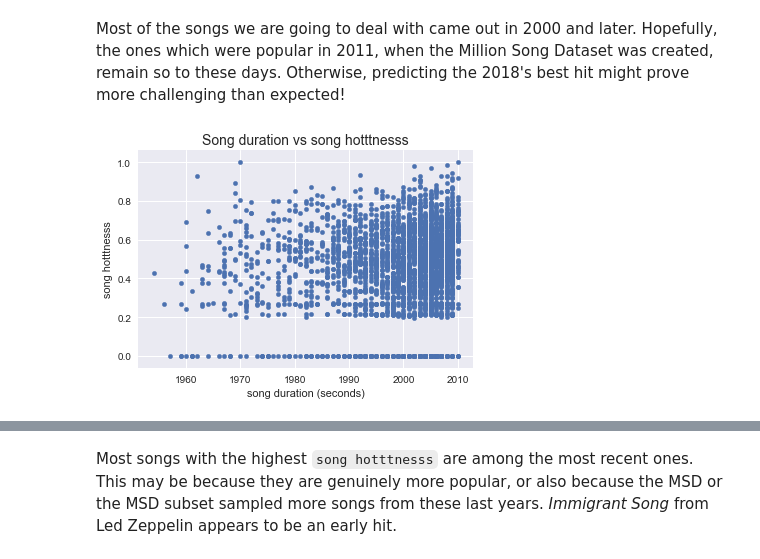
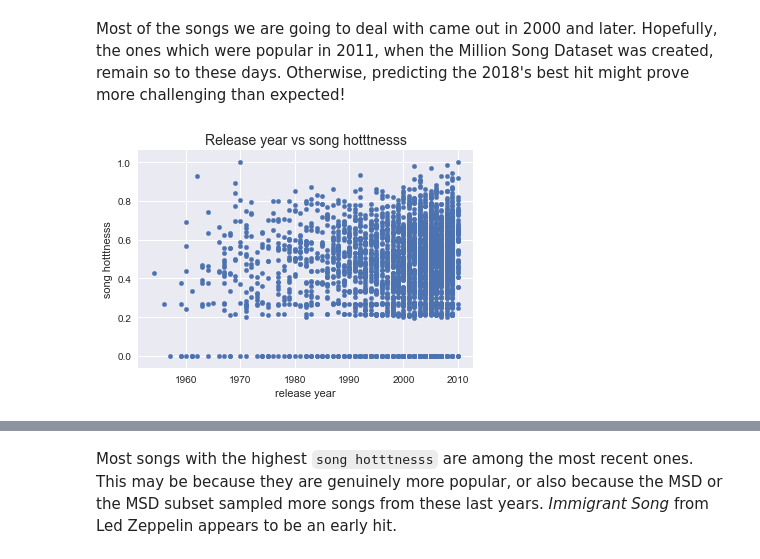
Before and after one commit to Piloumpicou/ADA-Unexpected-Match, a Jupyter notebook: project/MSD_subset.ipynb, the cells around one changed output, grey strips where cells are left out. Cells and saved outputs as stored; diff of their text form; code cells hidden in the pictures.

```diff
--- a/project/MSD_subset.ipynb
+++ b/project/MSD_subset.ipynb
@@ -256,11 +256,6 @@ data.head(1)
 |  | num songs | artist familiarity | artist hotttnesss | artist id | artist mbid | artist playmeid | ... |
 | 0 | 1 | 0.581794 | 0.401998 | b'ARD7TVE1187B99BFB1' | b'e77e51a5-4761-45b3-9847-2051f81... | 4479 | ... |
 1 rows × 53 columns
-# %%
-data['beats start'] = retrieve_csv('beats_start.csv', retrieve_as='float')
-data['beats confidence'] = retrieve_csv('beats_confidence.csv', retrieve_as='float')
-# %%
-data['artist terms weight'] = retrieve_csv('artist_terms_weight.csv', retrieve_as='float')
 # %% [markdown]
 #### Formatting the strings
 # %%
@@ -276,6 +271,7 @@ def clean_string_column(data):
 # %%
 #single values
 data['title'] = clean_string_column(data['title'])
+data['artist name'] = clean_string_column(data['artist name'])
 data['artist id'] = clean_string_column(data['artist id'])
 data['artist mbid'] = clean_string_column(data['artist mbid'])
 data['artist location'] = clean_string_column(data['artist location'])
@@ -387,11 +381,11 @@ ax.set_ylabel('number of songs');
 Most of the songs we are going to deal with came out in 2000 and later. Hopefully, the ones which were popular in 2011, when the Million Song Dataset was created, remain so to these days. Otherwise, predicting the 2018's best hit might prove more challenging than expected!
 # %%
 ax = data[data['year'] != 0].plot(kind='scatter', x='year', y='song hotttnesss')
-ax.set_title('Song duration vs song hotttnesss', fontsize=14)
-ax.set_xlabel('song duration (seconds)')
+ax.set_title('Release year vs song hotttnesss', fontsize=14)
+ax.set_xlabel('release year')
 ax.set_ylabel('song hotttnesss');
 # %% [output]
-[figure, old version]
+[figure, new version]
 # %%
 data_valid= data[(data['song hotttnesss'] != 0) & (data['year'] != 0)]
 source = ColumnDataSource(data=dict(
```
Also changed, not shown: parts of 22 cells of this notebook.
